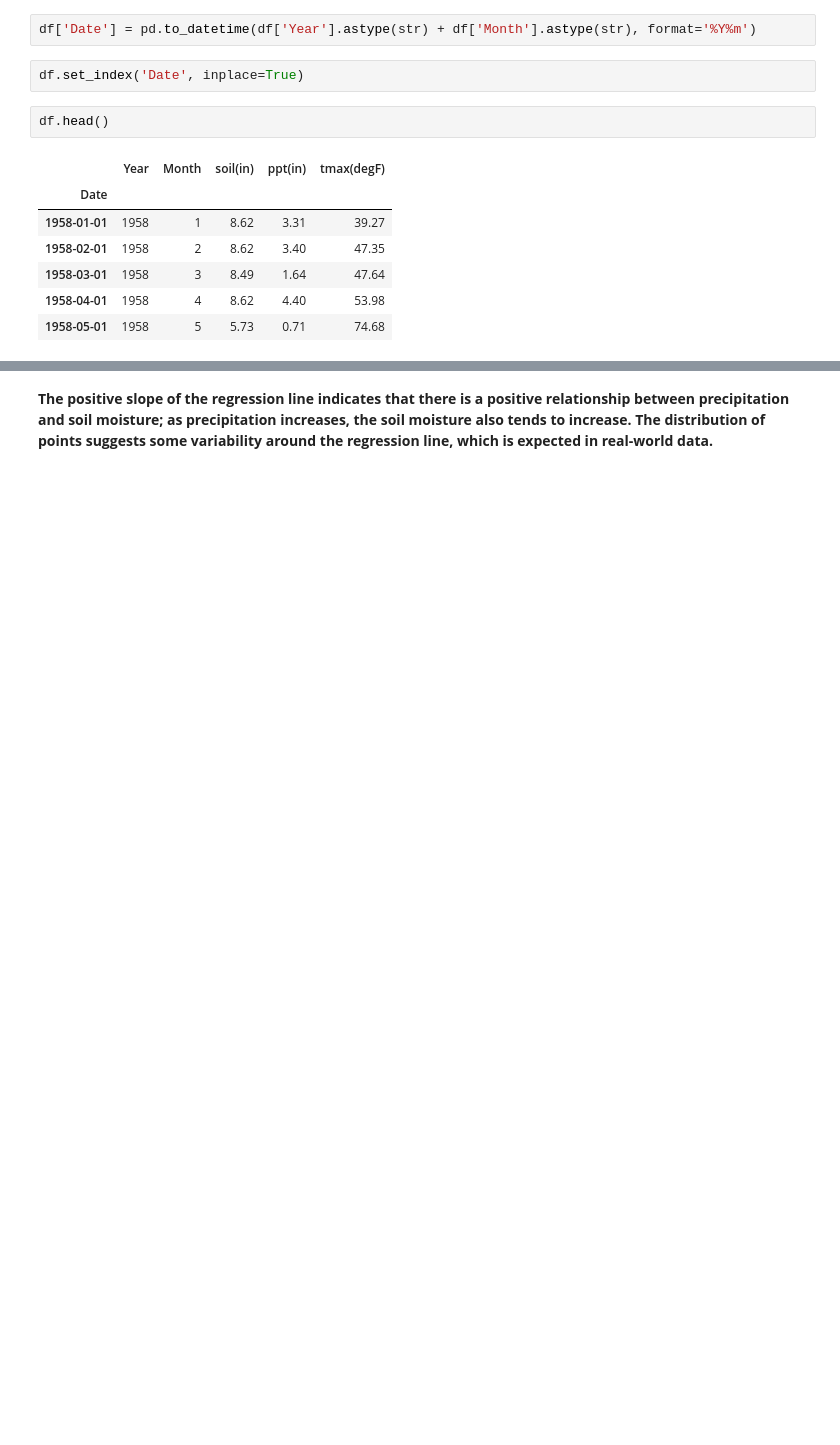
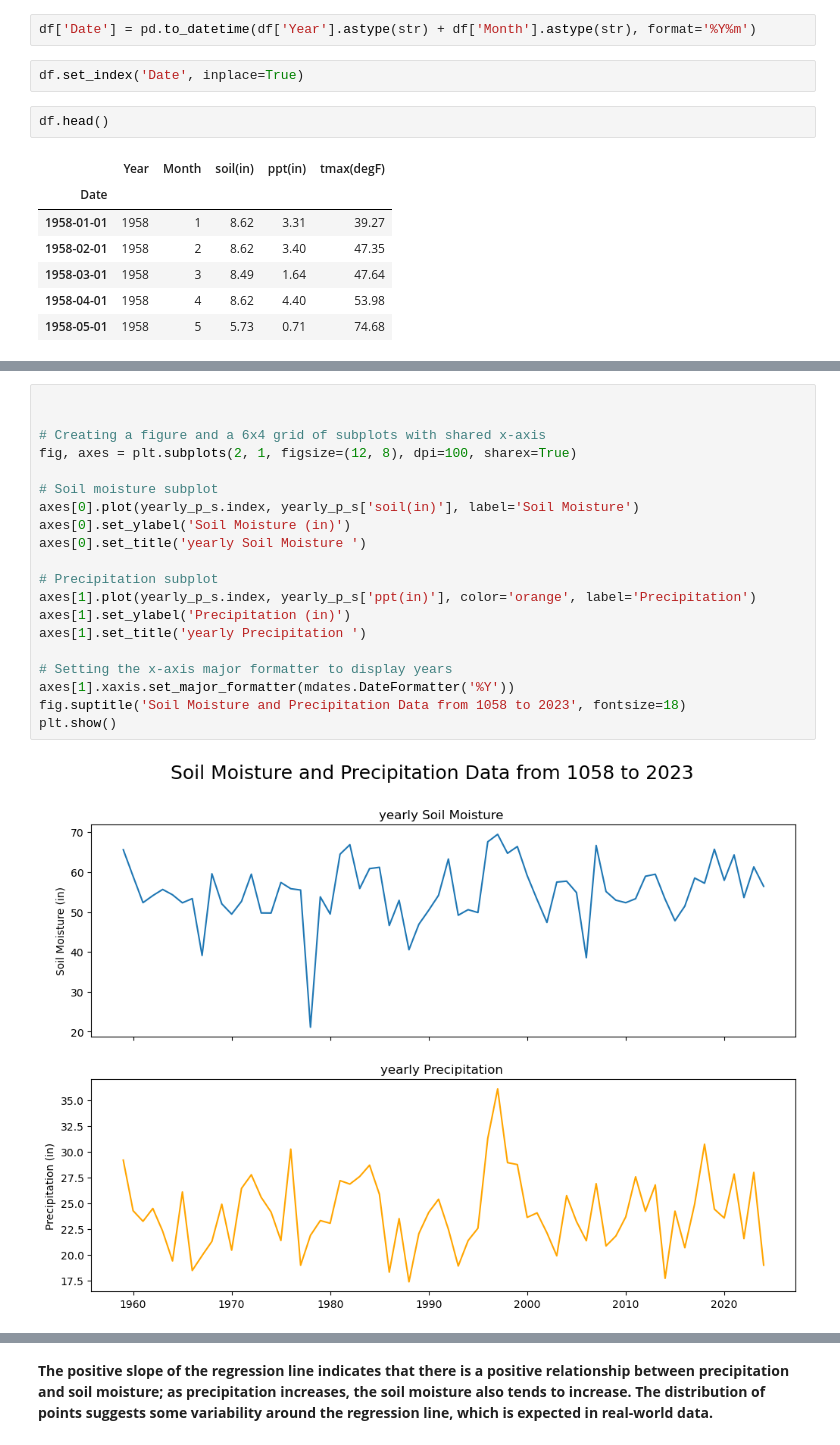
Before and after one commit to dhrutijoshi11/HypothesisTesting, a Jupyter notebook: yearly_precip_soil_moisture.ipynb, the cells around one changed output, grey strips where cells are left out. Saved outputs shown, nothing was run; the diff lists cells and outputs as text; blank space fills up the shorter version.

```diff
--- a/yearly_precip_soil_moisture.ipynb
+++ b/yearly_precip_soil_moisture.ipynb
@@ -63,0 +47,22 @@ plt.show()
+# %%
+
+
+# Creating a figure and a 6x4 grid of subplots with shared x-axis
+fig, axes = plt.subplots(2, 1, figsize=(12, 8), dpi=100, sharex=True)
+
+# Soil moisture subplot
+axes[0].plot(yearly_p_s.index, yearly_p_s['soil(in)'], label='Soil Moisture')
+axes[0].set_ylabel('Soil Moisture (in)')
+axes[0].set_title('yearly Soil Moisture ')
+
+# Precipitation subplot
+axes[1].plot(yearly_p_s.index, yearly_p_s['ppt(in)'], color='orange', label='Precipitation')
+axes[1].set_ylabel('Precipitation (in)')
+axes[1].set_title('yearly Precipitation ')
+
+# Setting the x-axis major formatter to display years
+axes[1].xaxis.set_major_formatter(mdates.DateFormatter('%Y'))
+fig.suptitle('Soil Moisture and Precipitation Data from 1058 to 2023', fontsize=18)
+plt.show()
+# %% [output]
+[figure, added]
```
Also changed, not shown: parts of 16 cells of this notebook.
